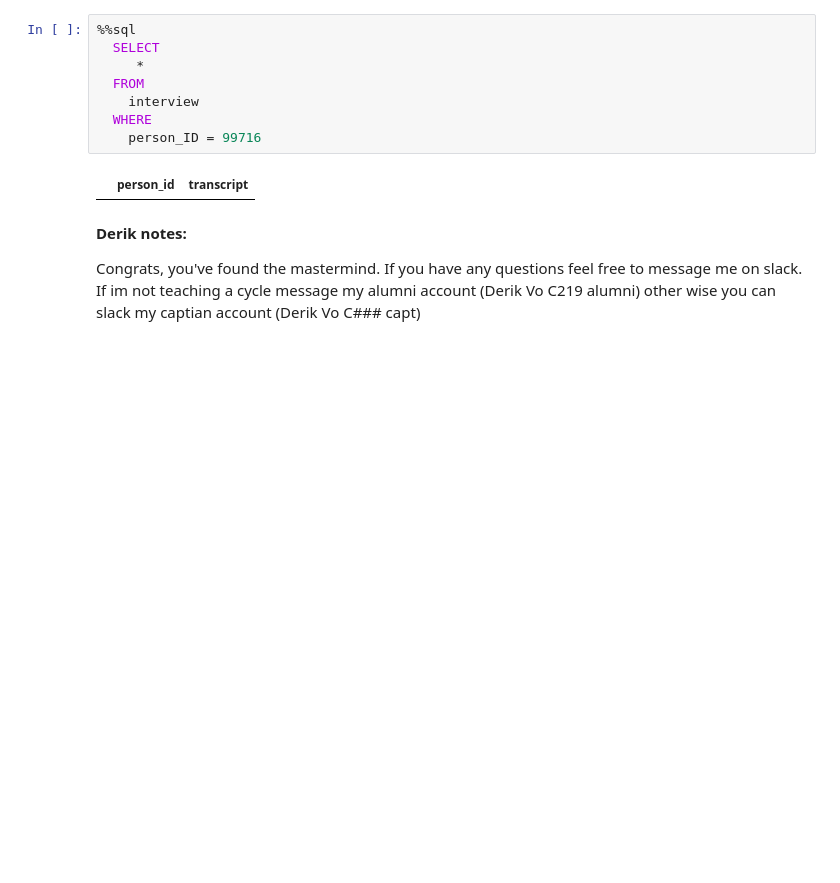
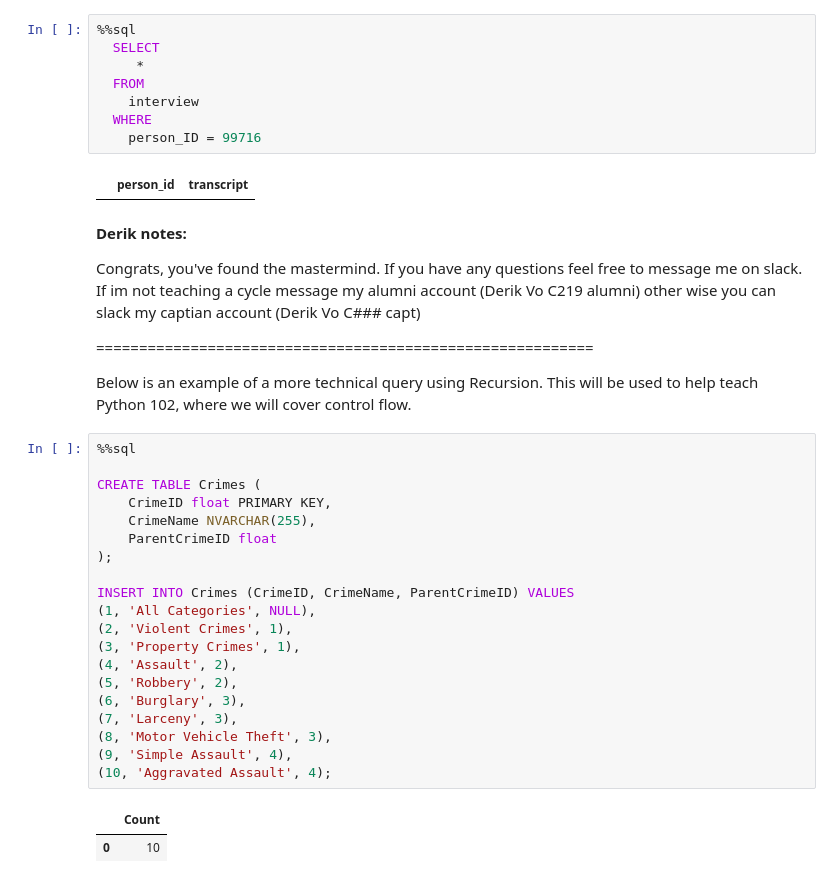
Before and after one commit to DerikVo/COOP_Material, a Jupyter notebook: Derik_Copy_of_COOP_SQL_Murder_Mystery.ipynb, the cells around one changed output. Cells and saved outputs as stored; diff of their text form; blank space fills up the shorter version.

```diff
--- a/Derik_Copy_of_COOP_SQL_Murder_Mystery.ipynb
+++ b/Derik_Copy_of_COOP_SQL_Murder_Mystery.ipynb
@@ -581,3 +583,31 @@ True
 **Derik notes:**
 
 Congrats, you've found the mastermind. If you have any questions feel free to message me on slack. If im not teaching a cycle message my alumni account (Derik Vo C219 alumni) other wise you can slack my captian account (Derik Vo C### capt)
+
+
+==========================================================
+
+Below is an example of a more technical query using Recursion. This will be used to help teach Python 102, where we will cover control flow.
+# %%
+%%sql
+
+CREATE TABLE Crimes (
+    CrimeID float PRIMARY KEY,
+    CrimeName NVARCHAR(255),
+    ParentCrimeID float
+);
+
+INSERT INTO Crimes (CrimeID, CrimeName, ParentCrimeID) VALUES
+(1, 'All Categories', NULL),
+(2, 'Violent Crimes', 1),
+(3, 'Property Crimes', 1),
+(4, 'Assault', 2),
+(5, 'Robbery', 2),
+(6, 'Burglary', 3),
+(7, 'Larceny', 3),
+(8, 'Motor Vehicle Theft', 3),
+(9, 'Simple Assault', 4),
+(10, 'Aggravated Assault', 4);
+# %% [output]
+|  | Count |
+| 0 | 10 |
```
Also changed, not shown: parts of 3 cells of this notebook.
